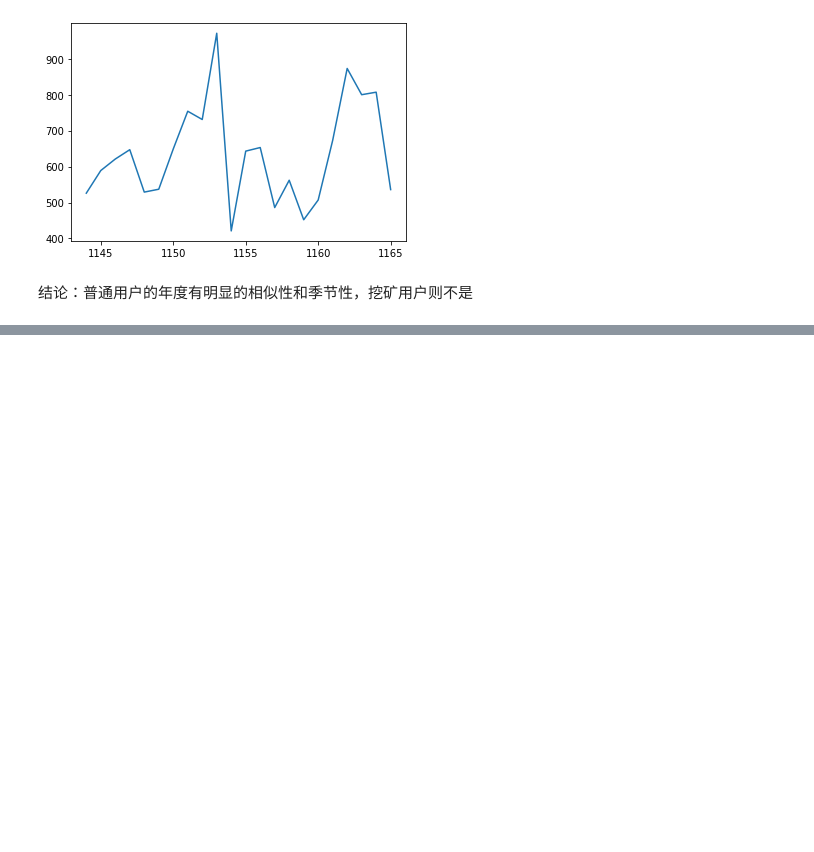
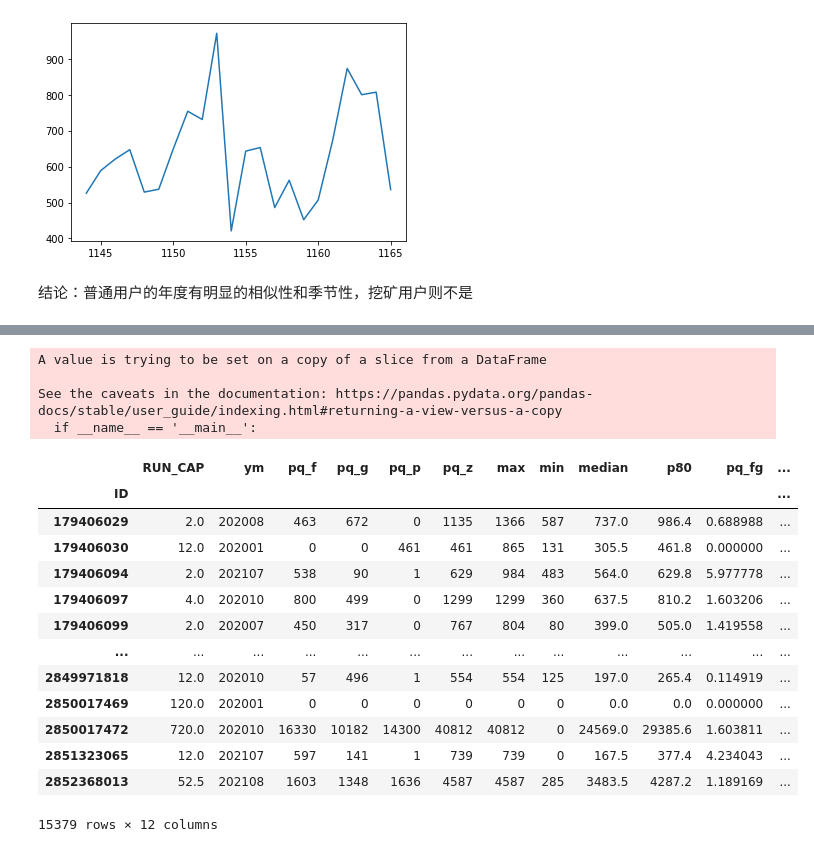
Before and after one commit to miaozjs/Mining-Detection, a Jupyter notebook: mj.ipynb, the cells around one changed output, grey strips where cells are left out. Drawn from its saved outputs; the diff is of its cells as text; code cells hidden in the pictures; blank space fills up the shorter version.

```diff
--- a/mj.ipynb
+++ b/mj.ipynb
@@ -800,0 +974,8 @@ elec_month.query("id==@tmp_consno").sort_values('ym')['pq_z'].plot()
+# %%
+#
+cons_info_test = pd.read_csv("./data/测试组_比特币挖矿_档案明细（20211220）.csv", index_col=0, quotechar='"', encoding="gbk")
+#
+# test_elec_day = pd.read_csv("./data/训练组_比特币挖矿_日用电明细（20211217）.csv")
+#
+#
+elec_month_test = pd.read_csv("./data/测试组_比特币挖矿_月用电明细（20211217）.csv")
@@ -800,0 +999,5 @@ elec_month.query("id==@tmp_consno").sort_values('ym')['pq_z'].plot()
+# %%
+# 转化
+data_cons_test = cons_info_test[['RUN_CAP']]
+
+data_cons_test
@@ -800,0 +1019,4 @@ elec_month.query("id==@tmp_consno").sort_values('ym')['pq_z'].plot()
+# %%
+data_maxmon_test = elec_month_test.groupby('id').apply(lambda x:x.sort_values('pq_g',ascending=False).head(1))
+data_maxmon_test.set_index('id',inplace=True)
+data_maxmon_test
@@ -800,0 +1038,5 @@ elec_month.query("id==@tmp_consno").sort_values('ym')['pq_z'].plot()
+# %%
+# 每户的统计电量
+data_mon_test = elec_month_test.groupby('id')['pq_z'].agg(['max','min','median',lambda x:np.percentile(x,80)])
+data_mon_test.columns = ['max','min','median','p80']
+data_mon_test
@@ -800,0 +1058,30 @@ elec_month.query("id==@tmp_consno").sort_values('ym')['pq_z'].plot()
+# %%
+# 组合起来
+data_cm_test = data_cons_test.join(data_maxmon_test).join(data_mon_test)
+data_cm_test['pq_fg']=data_cm_test['pq_f']/data_cm_test['pq_g']
+data_cm_test['pm']=data_cm_test['p80']/data_cm_test['max']
+# 特殊值
+data_cm_test['pq_fg'].fillna(0,inplace=True)
+data_cm_test['pm'].fillna(0,inplace=True)
+
+data_cm_test['pq_fg'][np.isinf(data_cm_test['pq_fg'])] = -1
+data_cm_test
+# %% [output]
+A value is trying to be set on a copy of a slice from a DataFrame
+
+See the caveats in the documentation: https://pandas.pydata.org/pandas-docs/stable/user_guide/indexing.html#returning-a-view-versus-a-copy
+  if __name__ == '__main__':
+|  | RUN_CAP | ym | pq_f | pq_g | pq_p | pq_z | max | min | median | p80 | pq_fg | ... |
+| ID |  |  |  |  |  |  |  |  |  |  |  | ... |
+| 179406029 | 2.0 | 202008 | 463 | 672 | 0 | 1135 | 1366 | 587 | 737.0 | 986.4 | 0.688988 | ... |
+| 179406030 | 12.0 | 202001 | 0 | 0 | 461 | 461 | 865 | 131 | 305.5 | 461.8 | 0.000000 | ... |
+| 179406094 | 2.0 | 202107 | 538 | 90 | 1 | 629 | 984 | 483 | 564.0 | 629.8 | 5.977778 | ... |
+| 179406097 | 4.0 | 202010 | 800 | 499 | 0 | 1299 | 1299 | 360 | 637.5 | 810.2 | 1.603206 | ... |
+| 179406099 | 2.0 | 202007 | 450 | 317 | 0 | 767 | 804 | 80 | 399.0 | 505.0 | 1.419558 | ... |
+| ... | ... | ... | ... | ... | ... | ... | ... | ... | ... | ... | ... | ... |
+| 2849971818 | 12.0 | 202010 | 57 | 496 | 1 | 554 | 554 | 125 | 197.0 | 265.4 | 0.114919 | ... |
+| 2850017469 | 120.0 | 202001 | 0 | 0 | 0 | 0 | 0 | 0 | 0.0 | 0.0 | 0.000000 | ... |
+| 2850017472 | 720.0 | 202010 | 16330 | 10182 | 14300 | 40812 | 40812 | 0 | 24569.0 | 29385.6 | 1.603811 | ... |
+| 2851323065 | 12.0 | 202107 | 597 | 141 | 1 | 739 | 739 | 0 | 167.5 | 377.4 | 4.234043 | ... |
+| 2852368013 | 52.5 | 202108 | 1603 | 1348 | 1636 | 4587 | 4587 | 285 | 3483.5 | 4287.2 | 1.189169 | ... |
+15379 rows × 12 columns
```
Also changed, not shown: parts of 29 cells of this notebook, 3 other files.
